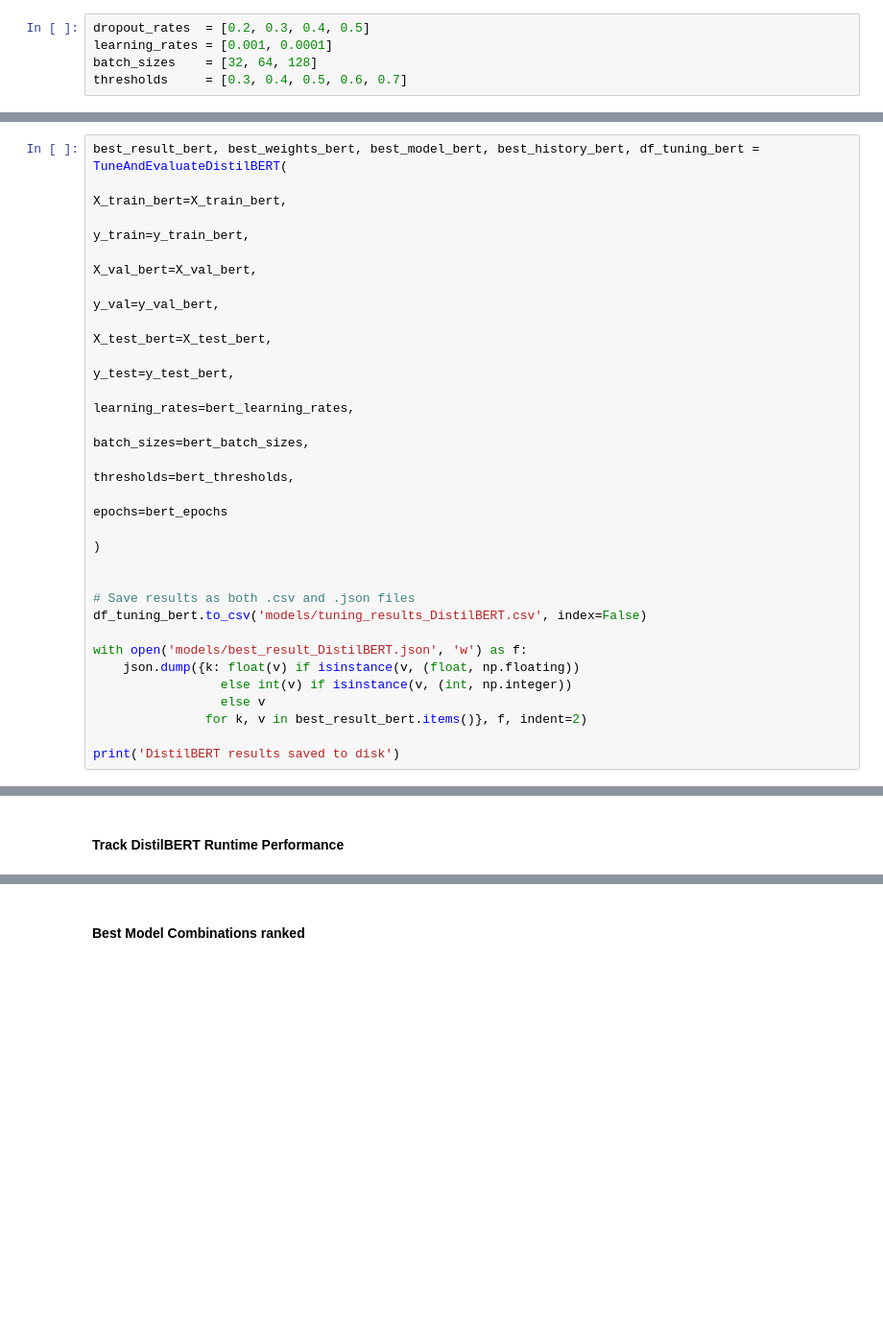
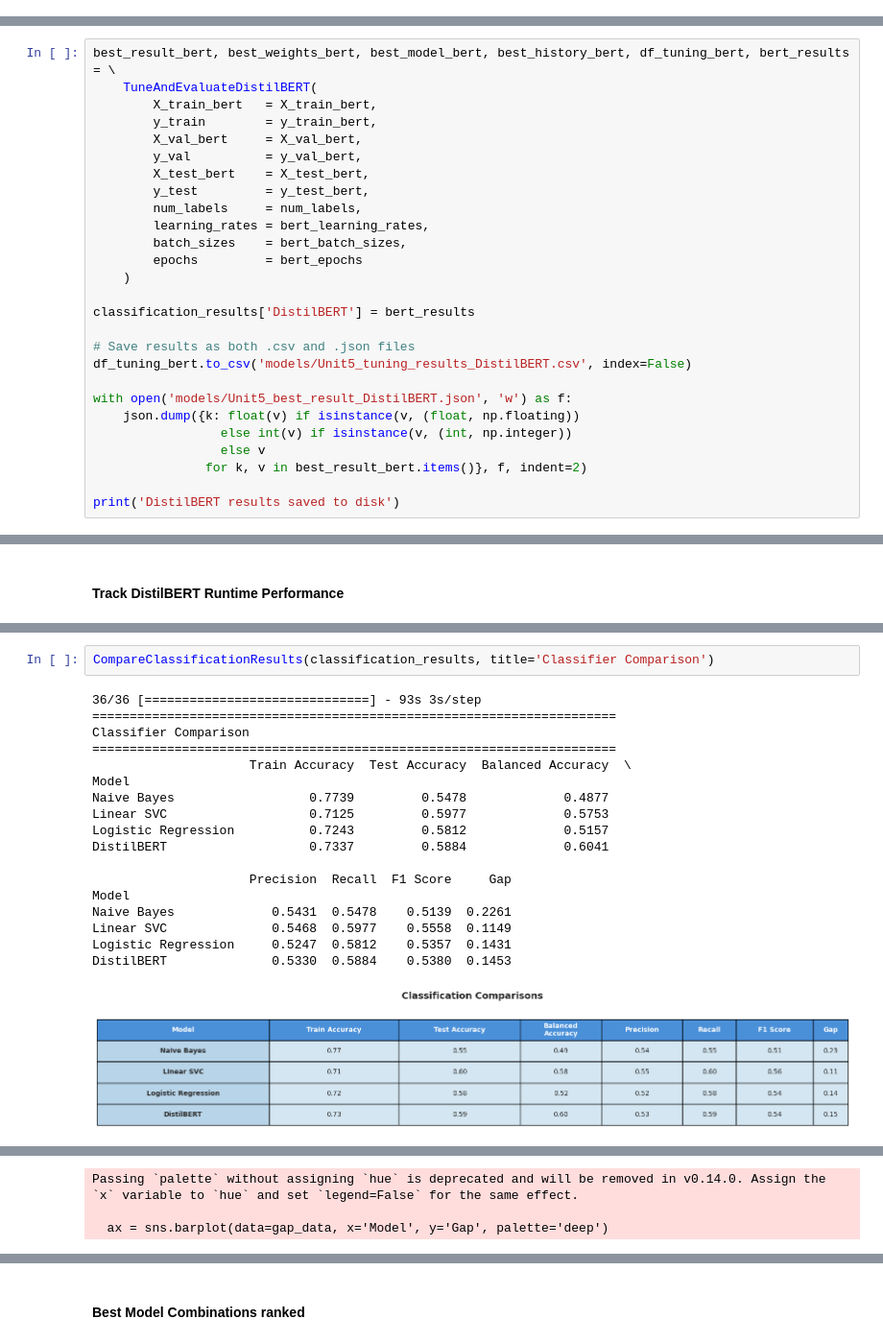
Before and after one commit to juanbucz/FullStackAcademyAICourse, a Jupyter notebook: Assignments/Unit 5/NLP - Unit 5 End Project.ipynb, the cells around one changed output, grey strips where cells are left out. Shown at 96% size. Cells and saved outputs as stored; diff of their text form; blank space fills up the shorter version.

Commit message:
Unit 5/NLP - Unit 5 End Project - Bug fixes. Added model comparisons. Added Sentiment Analysis.

```diff
--- a/Assignments/Unit 5/NLP - Unit 5 End Project.ipynb
+++ b/Assignments/Unit 5/NLP - Unit 5 End Project.ipynb
@@ -1835,5 +1766,0 @@ X_test  = pad_sequences(tokenizer_tool.texts_to_sequences(X_test_raw),  maxlen=i
-# %%
-dropout_rates  = [0.2, 0.3, 0.4, 0.5]
-learning_rates = [0.001, 0.0001]
-batch_sizes    = [32, 64, 128]
-thresholds     = [0.3, 0.4, 0.5, 0.6, 0.7]
@@ -2474,24 +2222,26 @@ X_test_bert  = TokenizeForBert(X_test_bert_raw)
 # %% [markdown]
 #### Evaluate DistilBERT Model
 # %%
-best_result_bert, best_weights_bert, best_model_bert, best_history_bert, df_tuning_bert = TuneAndEvaluateDistilBERT(
-                                                                                                                    X_train_bert=X_train_bert,
-                                                                                                                    y_train=y_train_bert,
-                                                                                                                    X_val_bert=X_val_bert,
-                                                                                                                    y_val=y_val_bert,
-                                                                                                                    X_test_bert=X_test_bert,
-                                                                                                                    y_test=y_test_bert,
-                                                                                                                    learning_rates=bert_learning_rates,
-                                                                                                                    batch_sizes=bert_batch_sizes,
-                                                                                                                    thresholds=bert_thresholds,
-                                                                                                                    epochs=bert_epochs
-                                                                                                                )
+best_result_bert, best_weights_bert, best_model_bert, best_history_bert, df_tuning_bert, bert_results = \
+    TuneAndEvaluateDistilBERT(
+        X_train_bert   = X_train_bert,
+        y_train        = y_train_bert,
+        X_val_bert     = X_val_bert,
+        y_val          = y_val_bert,
+        X_test_bert    = X_test_bert,
+        y_test         = y_test_bert,
+        num_labels     = num_labels,
+        learning_rates = bert_learning_rates,
+        batch_sizes    = bert_batch_sizes,
+        epochs         = bert_epochs
+    )
 
+classification_results['DistilBERT'] = bert_results
 
 # Save results as both .csv and .json files
-df_tuning_bert.to_csv('models/tuning_results_DistilBERT.csv', index=False)
+df_tuning_bert.to_csv('models/Unit5_tuning_results_DistilBERT.csv', index=False)
 
-with open('models/best_result_DistilBERT.json', 'w') as f:
+with open('models/Unit5_best_result_DistilBERT.json', 'w') as f:
     json.dump({k: float(v) if isinstance(v, (float, np.floating))
                  else int(v) if isinstance(v, (int, np.integer))
                  else v
@@ -2678,0 +2339,21 @@ This is all because I was running out of time....
+# %%
+CompareClassificationResults(classification_results, title='Classifier Comparison')
+# %% [output]
+36/36 [==============================] - 93s 3s/step
+======================================================================
+Classifier Comparison
+======================================================================
+                     Train Accuracy  Test Accuracy  Balanced Accuracy  \
+Model
+Naive Bayes                  0.7739         0.5478             0.4877
+Linear SVC                   0.7125         0.5977             0.5753
+Logistic Regression          0.7243         0.5812             0.5157
+DistilBERT                   0.7337         0.5884             0.6041
+
+                     Precision  Recall  F1 Score     Gap
+Model
+Naive Bayes             0.5431  0.5478    0.5139  0.2261
+Linear SVC              0.5468  0.5977    0.5558  0.1149
+Logistic Regression     0.5247  0.5812    0.5357  0.1431
+DistilBERT              0.5330  0.5884    0.5380  0.1453
+[figure, added]
@@ -2678,0 +2364,3 @@ This is all because I was running out of time....
+Passing `palette` without assigning `hue` is deprecated and will be removed in v0.14.0. Assign the `x` variable to `hue` and set `legend=False` for the same effect.
+
+  ax = sns.barplot(data=gap_data, x='Model', y='Gap', palette='deep')
```
Also changed, not shown: parts of 82 cells of this notebook.
